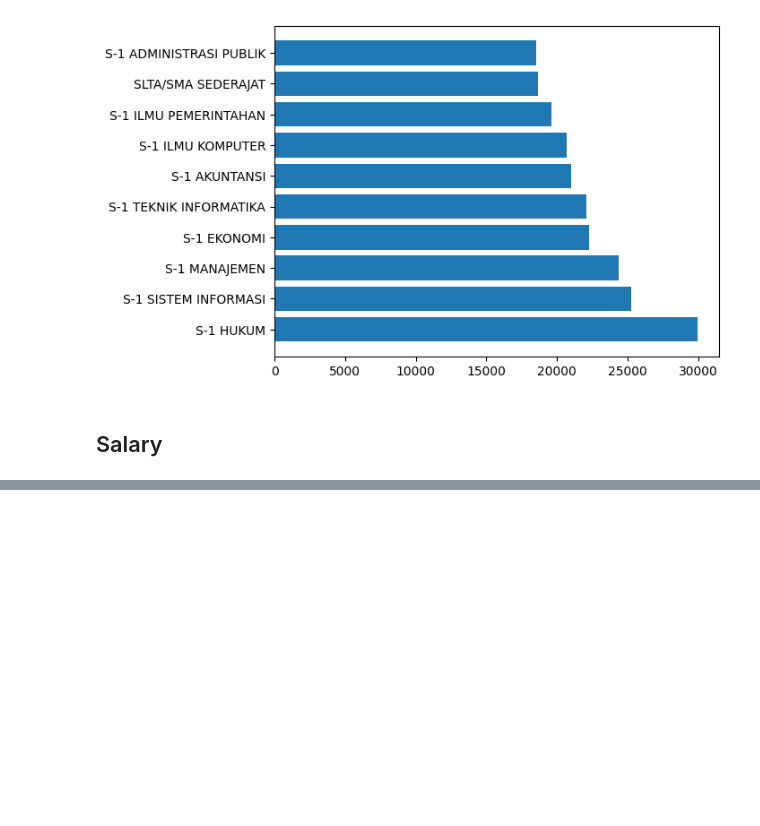
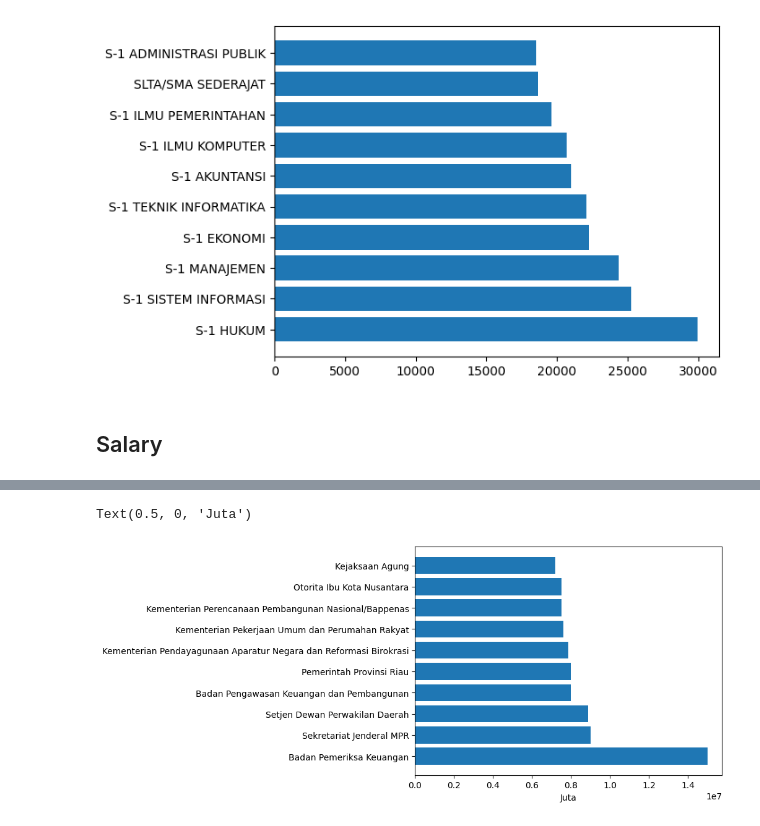
Before and after one commit to nubisub/casn2024-analytic, a Jupyter notebook: main.ipynb, the cells around one changed output, grey strips where cells are left out. Cells and saved outputs as stored; diff of their text form; code cells hidden in the pictures; blank space fills up the shorter version.

```diff
--- a/main.ipynb
+++ b/main.ipynb
@@ -65,0 +84,14 @@ plt.barh(sumFormasiByPendidikan['name'], sumFormasiByPendidikan['value'])
+# %%
+salaryByInstansiMax = df_formasi.groupby('ins_nm').agg({'gaji_min':'min', 'gaji_max':'max'})
+salaryByInstansiMax = salaryByInstansiMax.sort_values(by='gaji_min', ascending=False)
+salaryByInstansiMax = salaryByInstansiMax[:10]
+salaryByInstansiMax = salaryByInstansiMax.reset_index()
+salaryByInstansiMax['name'] = salaryByInstansiMax['ins_nm']
+salaryByInstansiMax['value'] = salaryByInstansiMax['gaji_min']
+salaryByInstansiMax = salaryByInstansiMax[{'name', 'value'}]
+salaryByInstansiMax.to_json('output/web/salaryMinMaxByInstansiMin.json', orient='records')
+plt.barh(salaryByInstansiMax['name'][:10], salaryByInstansiMax['value'])
+plt.xlabel('Juta')
+# %% [output]
+Text(0.5, 0, 'Juta')
+[figure, added]
```
Also changed, not shown: parts of 4 cells of this notebook, 14 other files.
